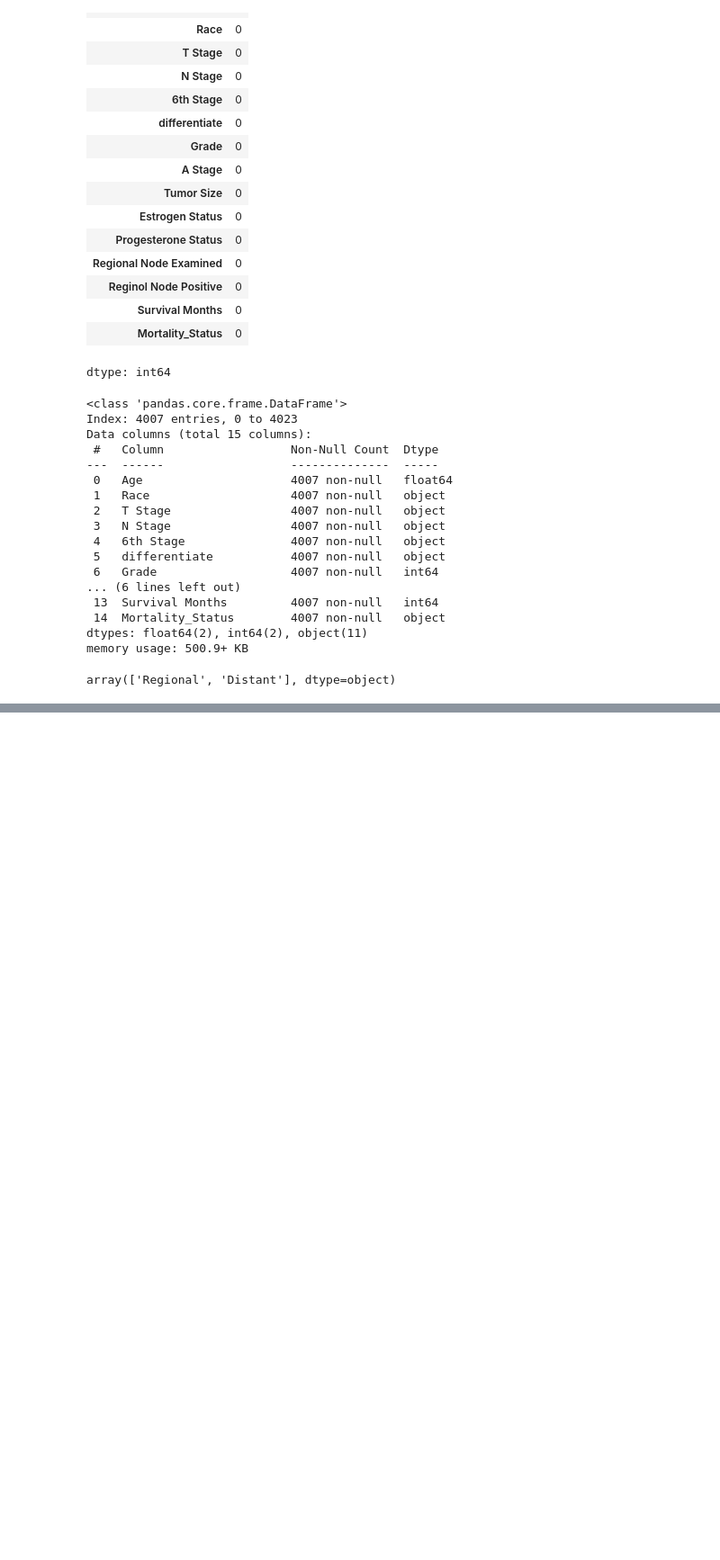
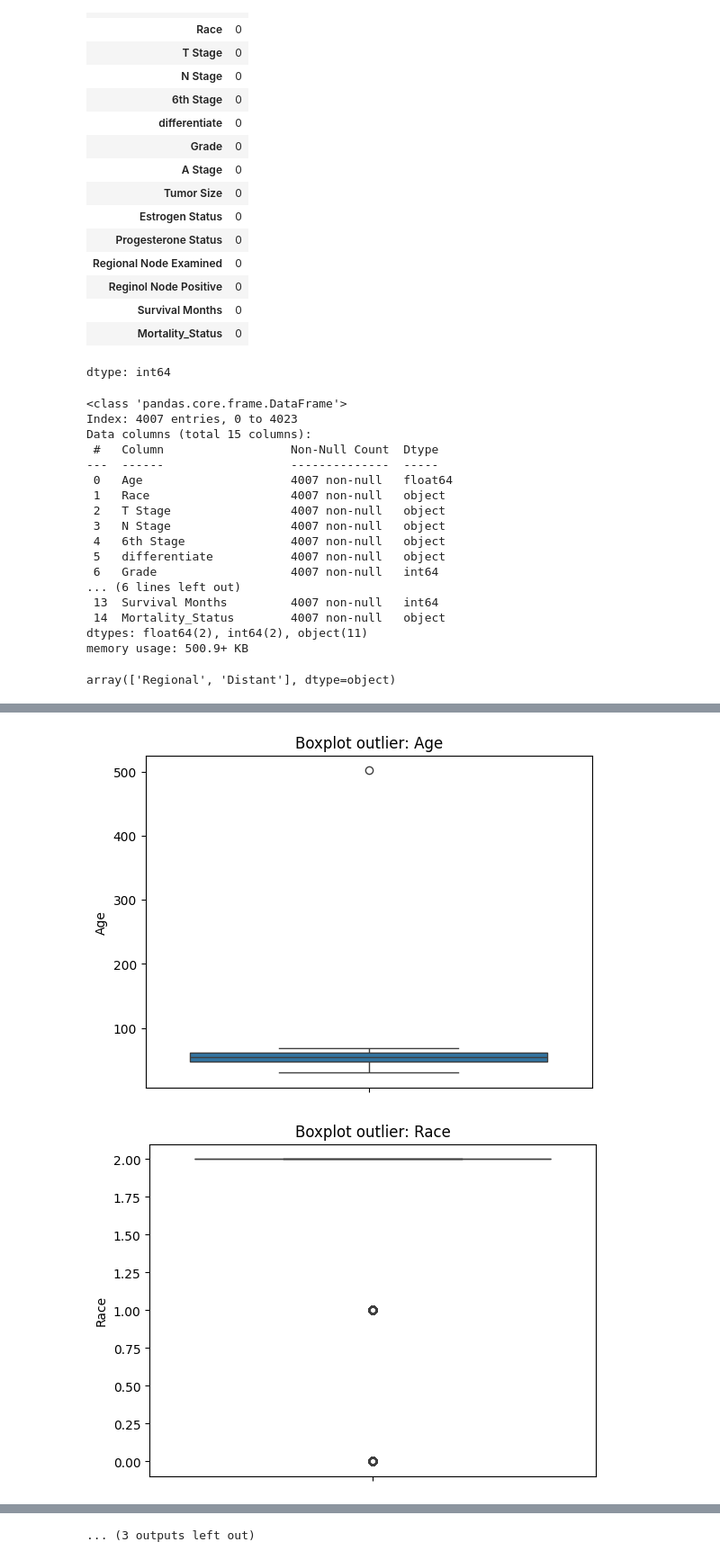
Before and after one commit to AliAhmed354/Final-Year-Project, a Jupyter notebook: FYP.ipynb, the cells around one changed output, grey strips where cells are left out. Shown at 90% size. Drawn from its saved outputs; the diff is of its cells as text; code cells hidden in the pictures; blank space fills up the shorter version.

```diff
--- a/FYP.ipynb
+++ b/FYP.ipynb
@@ -183,0 +230,11 @@ df.describe()
+# %%
+def outlierbxplt(df):
+  for column in df:
+    sns.boxplot(df[column])
+    plt.title('Boxplot outlier: ' + column)
+    plt.show()
+
+outlierbxplt(df)
+# %% [output]
+[figure, added]
+[figure, added]
@@ -183,0 +251 @@ df.describe()
+... (3 outputs left out)
```
Also changed, not shown: parts of 24 cells of this notebook.
